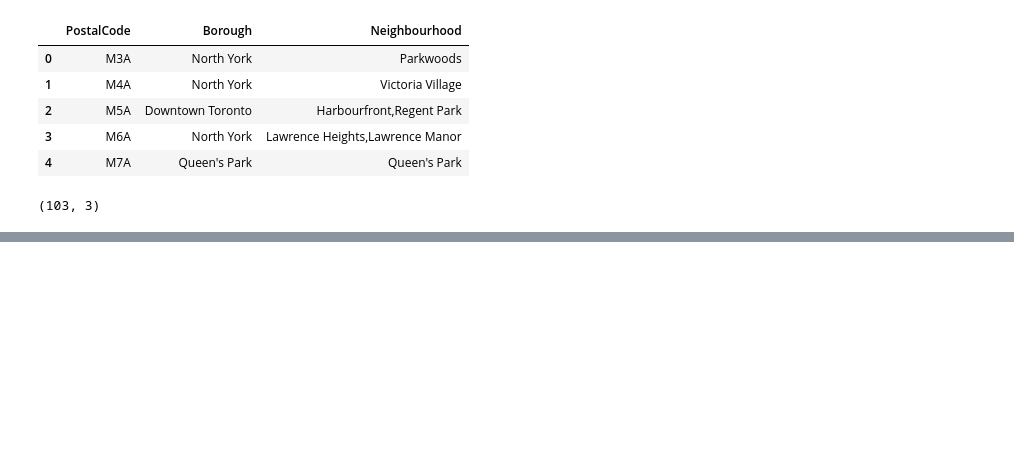
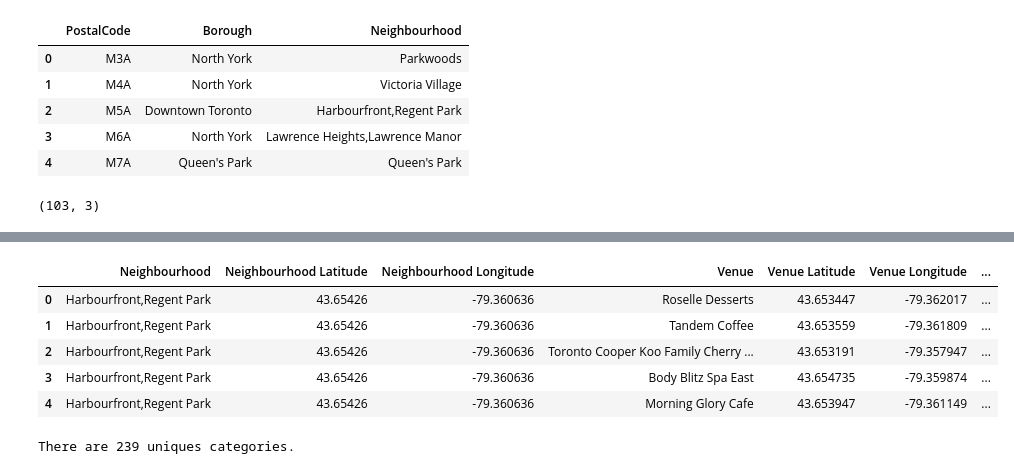
Before and after one commit to duringhof/Coursera_Capstone, a Jupyter notebook: Coursera_Capstone_Notebook.ipynb, the cells around one changed output, grey strips where cells are left out. Drawn from its saved outputs; the diff is of its cells as text; code cells hidden in the pictures; blank space fills up the shorter version.

```diff
--- a/Coursera_Capstone_Notebook.ipynb
+++ b/Coursera_Capstone_Notebook.ipynb
@@ -72,0 +143,8 @@ df.shape
+# %%
+address = 'Toronto, CA'
+
+geolocator = Nominatim(user_agent="toronto_explorer")
+location = geolocator.geocode(address)
+latitude = location.latitude
+longitude = location.longitude
+print('The geograpical coordinate of Toronto are {}, {}.'.format(latitude, longitude))
@@ -72,0 +153,18 @@ df.shape
+# %%
+map_toronto = folium.Map(location=[latitude, longitude], zoom_start=12)
+
+# add markers to map
+for lat, lng, borough, neighbourhood in zip(toronto_df['Latitude'], toronto_df['Longitude'], toronto_df['Borough'], toronto_df['Neighbourhood']):
+    label = '{}, {}'.format(neighbourhood, borough)
+    label = folium.Popup(label, parse_html=True)
+    folium.CircleMarker(
+        [lat, lng],
+        radius=5,
+        popup=label,
+        color='blue',
+        fill=True,
+        fill_color='#3186cc',
+        fill_opacity=0.7,
+        parse_html=False).add_to(map_toronto)
+
+map_toronto
@@ -72,0 +175,11 @@ df.shape
+# %%
+{
+    "tags": [
+        "hide_input",
+    ]
+}
+
+CLIENT_ID = '2PCUJNP030YAWD2YPLPALVHKK5V1BVM3CR0JWEZGCS5GJIIR' # your Foursquare ID
+CLIENT_SECRET = '2WBQIVX5G4JDDNKULMFLVY31A0D5MQ3MBJYNK2EZ52TBJJE3' # your Foursquare Secret
+VERSION = '20180605' # Foursquare API version
+Print('Credentials and version defined...')
@@ -72,0 +232,5 @@ df.shape
+# %%
+toronto_venues = getNearbyVenues(names=toronto_df['Neighbourhood'],
+                                   latitudes=toronto_df['Latitude'],
+                                   longitudes=toronto_df['Longitude']
+                                  )
@@ -72,0 +255,13 @@ df.shape
+# %%
+toronto_venues.head()
+# %% [output]
+|  | Neighbourhood | Neighbourhood Latitude | Neighbourhood Longitude | Venue | Venue Latitude | Venue Longitude | ... |
+| 0 | Harbourfront,Regent Park | 43.65426 | -79.360636 | Roselle Desserts | 43.653447 | -79.362017 | ... |
+| 1 | Harbourfront,Regent Park | 43.65426 | -79.360636 | Tandem Coffee | 43.653559 | -79.361809 | ... |
+| 2 | Harbourfront,Regent Park | 43.65426 | -79.360636 | Toronto Cooper Koo Family Cherry ... | 43.653191 | -79.357947 | ... |
+| 3 | Harbourfront,Regent Park | 43.65426 | -79.360636 | Body Blitz Spa East | 43.654735 | -79.359874 | ... |
+| 4 | Harbourfront,Regent Park | 43.65426 | -79.360636 | Morning Glory Cafe | 43.653947 | -79.361149 | ... |
+# %%
+print('There are {} uniques categories.'.format(len(toronto_venues['Venue Category'].unique())))
+# %% [output]
+There are 239 uniques categories.
```
Also changed, not shown: parts of 26 cells of this notebook.
